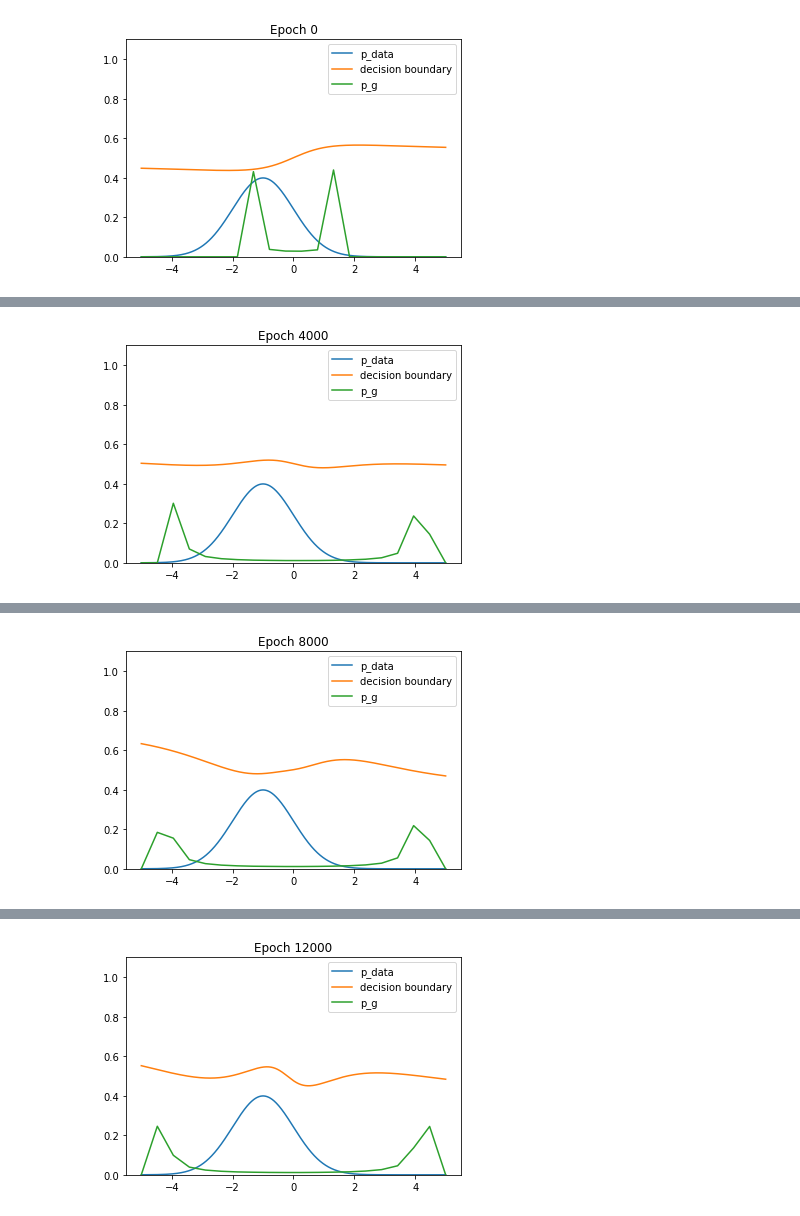
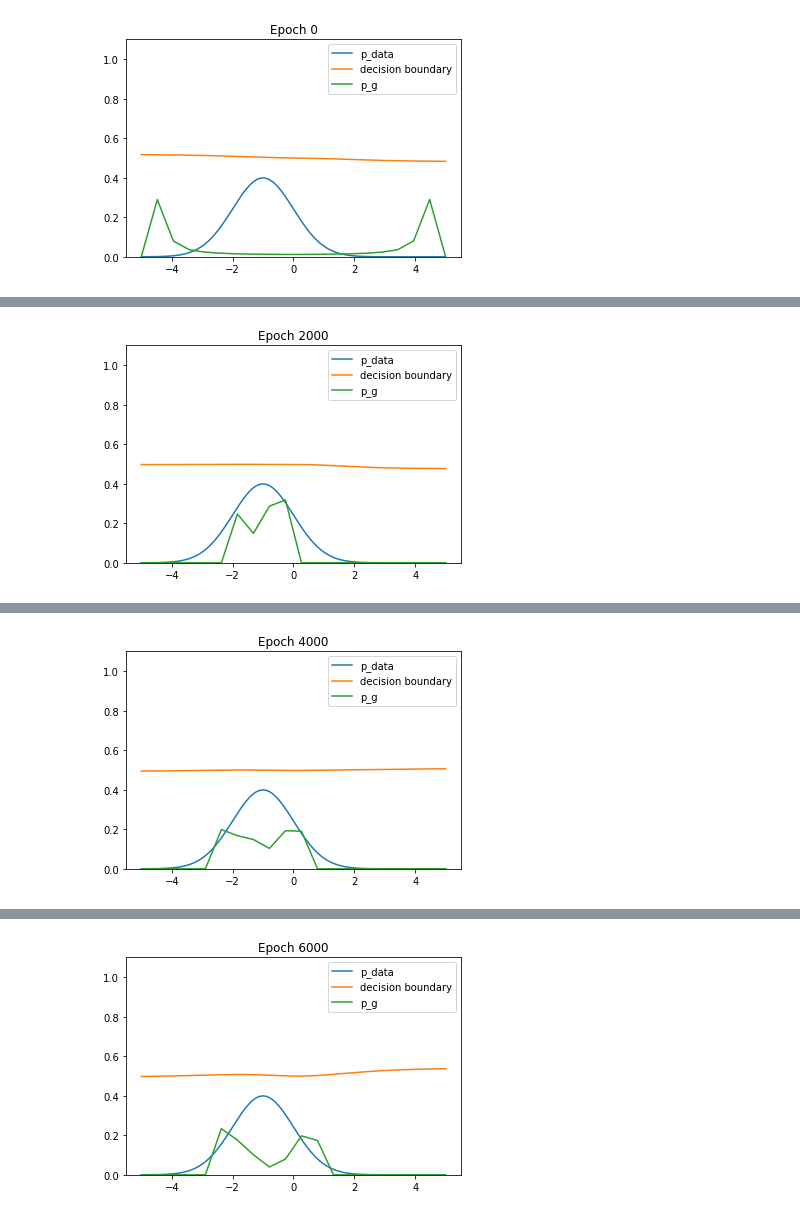
Before and after one commit to andyswec/gan-tutorial, a Jupyter notebook: Simple_GAN.ipynb, the cells around one changed output, grey strips where cells are left out. Drawn from its saved outputs; the diff is of its cells as text; code cells hidden in the pictures.

```diff
--- a/Simple_GAN.ipynb
+++ b/Simple_GAN.ipynb
@@ -10,6 +10,7 @@ from tensorflow.contrib.layers import fully_connected
 
 MU = -1
 SIGMA = 1
+RANGE = 5
 
 G_INPUT_SIZE = 1
 D_INPUT_SIZE = 1
@@ -18,12 +19,16 @@ HIDDEN_SIZE = 5
 
 BATCH_SIZE = 200
 LEARNING_RATE = 0.01
-EPOCHS = 20000
+EPOCHS = 10000
 # %%
 # INIT
 
 def z_sample(shape):
-    return np.random.uniform(0, 1, shape)
+    size = 1
+    for dim in shape:
+        size *= dim
+
+    return np.reshape(np.linspace(-RANGE, RANGE, size) + np.random.random(size) * (RANGE / size), shape)
 
 
 def x_sample(shape):
@@ -33,7 +38,7 @@ def x_sample(shape):
 def generator(z):
     hidden_1 = fully_connected(z, HIDDEN_SIZE, activation_fn=tf.tanh)
     output = fully_connected(hidden_1, D_INPUT_SIZE, activation_fn=tf.tanh)
-    scaled_output = tf.multiply(output, 5.0)
+    scaled_output = tf.multiply(output, RANGE)
     return scaled_output
 
 
@@ -46,12 +51,12 @@ def discriminator(x):
 # %%
 def plot_fig(session):
     # p_data
-    xs = np.linspace(-5, 5, 1000)
+    xs = np.linspace(-RANGE, RANGE, 1000)
     plt.plot(xs, mlab.normpdf(xs, MU, SIGMA), label='p_data')
 
     # decision boundary
     r = 5000  # resolution (number of points)
-    xs = np.linspace(-5, 5, r)
+    xs = np.linspace(-RANGE, RANGE, r)
     ds = np.zeros((r, 1))  # decision surface
     # process multiple points in parallel in same minibatch
     for i in range(r // BATCH_SIZE):
@@ -61,13 +66,13 @@ def plot_fig(session):
     plt.plot(xs, ds, label='decision boundary')
 
     # distribution of inverse-mapped points
-    zs = np.linspace(-5, 5, r)
+    zs = np.linspace(-RANGE, RANGE, r)
     gs = np.zeros((r, 1))  # generator function
     for i in range(r // BATCH_SIZE):
         curr_z = np.reshape(zs[BATCH_SIZE * i:BATCH_SIZE * (i + 1)], (BATCH_SIZE, G_INPUT_SIZE))
         gs[BATCH_SIZE * i:BATCH_SIZE * (i + 1)] = session.run(G, feed_dict={z: curr_z})
     histc, edges = np.histogram(gs, bins=20, range=(-5, 5))
-    plt.plot(np.linspace(-5, 5, 20), histc / r, label='p_g')
+    plt.plot(np.linspace(-RANGE, RANGE, 20), histc / r, label='p_g')
 
     # ylim, legend
     plt.ylim(0, 1.1)
@@ -100,6 +105,11 @@ with tf.Session(config=tf.ConfigProto(allow_soft_placement=True, log_device_plac
     session.run(tf.global_variables_initializer())
 
     for step in range(EPOCHS):
+        if step % (EPOCHS // 5) == 0:
+            plot_fig(session)
+            plt.title('Epoch {}'.format(step))
+            plt.show()
+
         zs = z_sample([BATCH_SIZE, G_INPUT_SIZE])
         loss_gs, _ = session.run([loss_g, opt_g], feed_dict={z: zs})
 
@@ -109,9 +119,6 @@ with tf.Session(config=tf.ConfigProto(allow_soft_placement=True, log_device_plac
 
         if step % (EPOCHS // 5) == 0:
             print('Epoch {}: loss_d={} loss_g={}'.format(step, loss_ds, loss_gs))
-            plot_fig(session)
-            plt.title('Epoch {}'.format(step))
-            plt.show()
 
     plot_fig(session)
     plt.title('Final')
@@ -123 +129 @@ Epoch 0: loss_d=1.3872449398040771 loss_g=0.7780689001083374
-[figure, old version]
+[figure, new version]
@@ -125 +131 @@ Epoch 4000: loss_d=1.3799726963043213 loss_g=0.6846451759338379
-[figure, old version]
+[figure, new version]
@@ -127 +133 @@ Epoch 8000: loss_d=1.3963384628295898 loss_g=0.690568745136261
-[figure, old version]
+[figure, new version]
@@ -129 +135 @@ Epoch 12000: loss_d=1.3751845359802246 loss_g=0.6927694082260132
-[figure, old version]
+[figure, new version]
```
Also changed, not shown: parts of 1 cell of this notebook.
